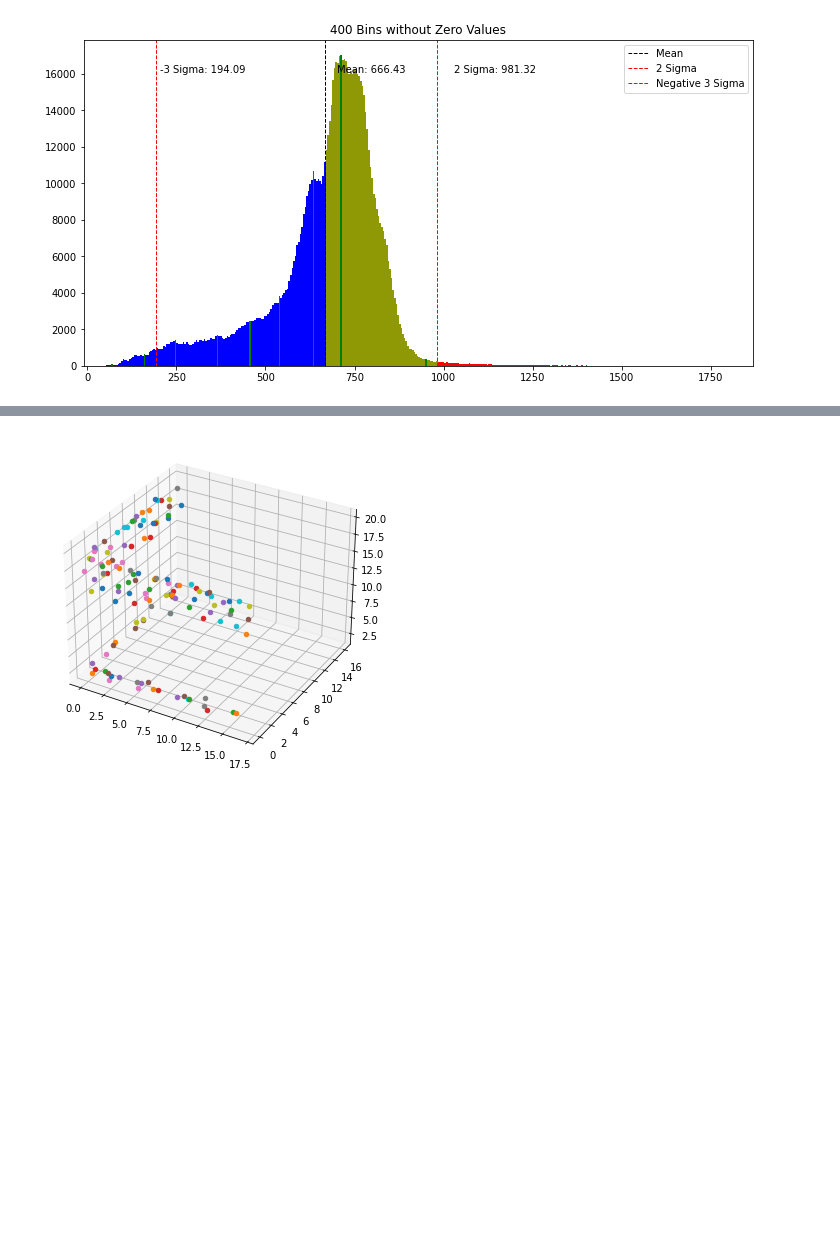
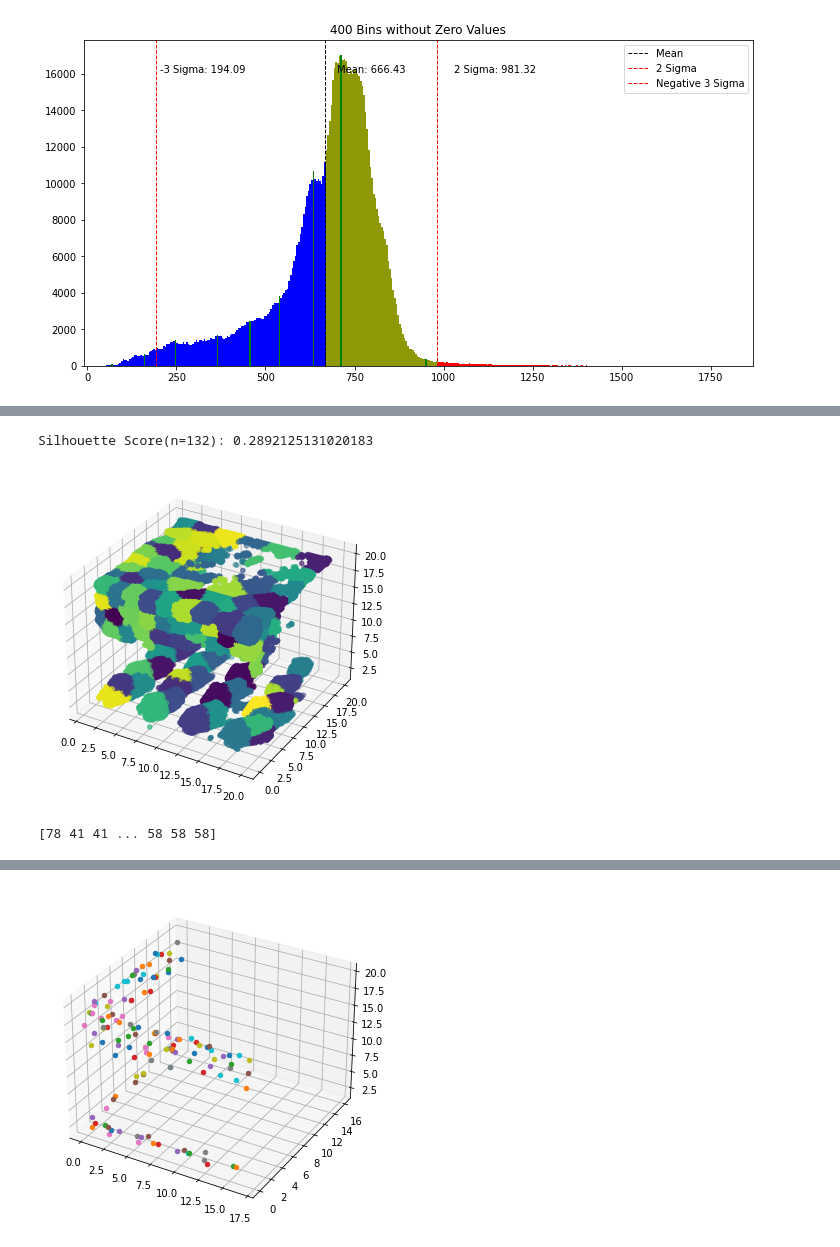
Before and after one commit to tjschweitzer/FDS2PreUnity, a Jupyter notebook: windODENotebook.ipynb, the cells around one changed output, grey strips where cells are left out. Saved outputs shown, nothing was run; the diff lists cells and outputs as text; code cells hidden in the pictures; blank space fills up the shorter version.

```diff
--- a/windODENotebook.ipynb
+++ b/windODENotebook.ipynb
@@ -729,6 +739,31 @@ Points between 823.8723814197067 and 981.3191460583369
 # %%
 
-lamFlowPositions = [app.getPositionFromIndex([lamFlowIndex[0][i],lamFlowIndex[1][i],lamFlowIndex[2][i]]) for i in range(len(lamFlowIndex[0]))]
+def getStartingPositions(flowPostions):
+    Z=pd.DataFrame(np.array(flowPostions))
+
+    fig = plt.figure(figsize=(8, 6))
+    ax = fig.add_subplot(1, 1, 1, projection="3d")
+    i=132
+    KMean= KMeans(n_clusters=i,)
+    KMean.fit(Z)
+    label=KMean.predict(Z)
+
+
+
+    print(f'Silhouette Score(n={i}): {silhouette_score(Z, label)}')
+
+    ax.scatter(flowPostions.T[0],flowPostions.T[1],flowPostions.T[2],c=label )
+    closest, _ = pairwise_distances_argmin_min(KMean.cluster_centers_, Z)
+
+
+
+    plt.show()
+    print(label)
+    return [[flowPostions.T[0][c],flowPostions.T[1][c],flowPostions.T[2][c]] for c in closest]
 # %%
-lamFlowPositions=np.array(lamFlowPositions)
+startingPositions=getStartingPositions(lamFlowIndex)
+# %% [output]
+Silhouette Score(n=132): 0.2892125131020183
+[figure, added]
+[78 41 41 ... 58 58 58]
 # %%
```
Also changed, not shown: parts of 7 cells of this notebook, 1 other file.
